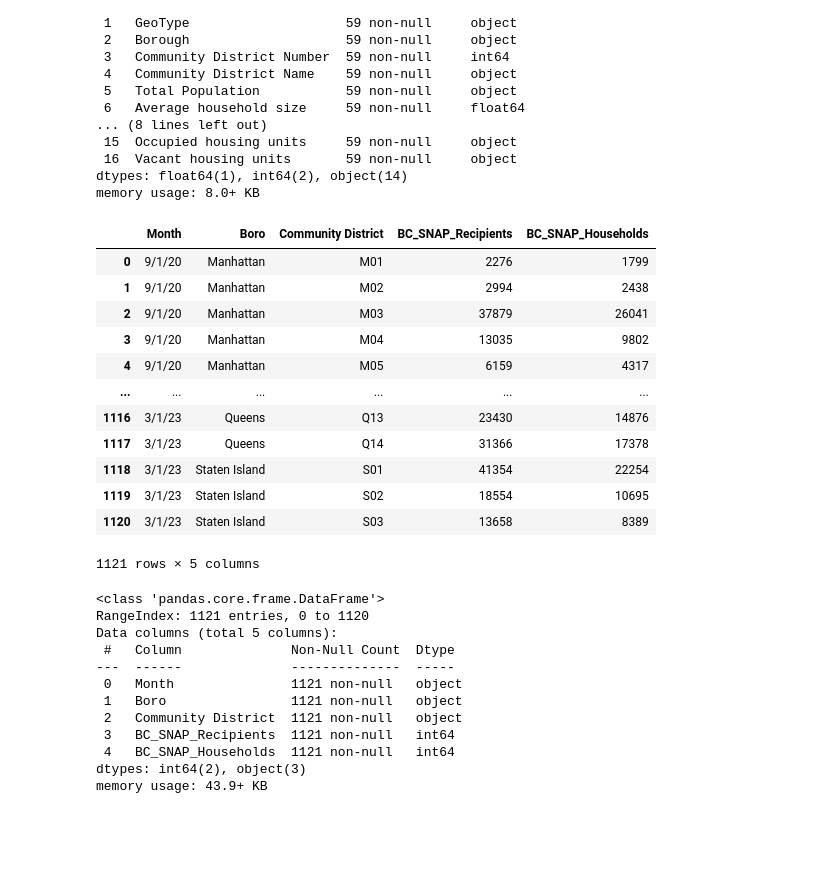
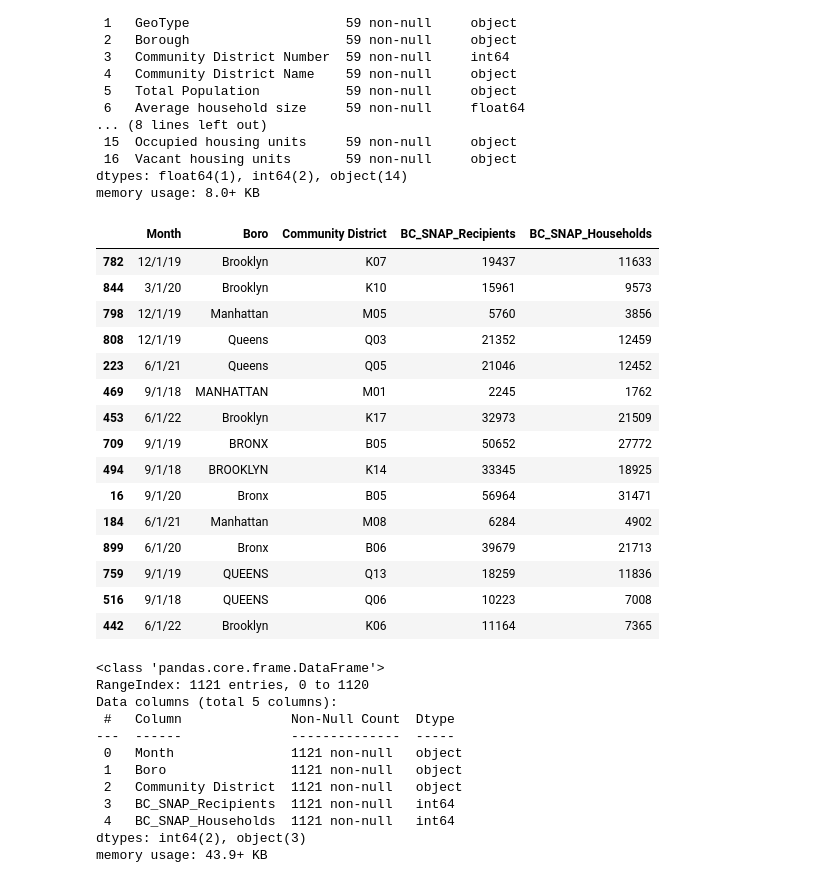
Before and after one commit to sandeepmj/2025-advanced-reporting, a Jupyter notebook: demos/wk11-conditional-function-merge-BLANK.ipynb, the cells around one changed output. Saved outputs shown, nothing was run; the diff lists cells and outputs as text; code cells hidden in the pictures; blank space fills up the shorter version.

```diff
--- a/demos/wk11-conditional-function-merge-BLANK.ipynb
+++ b/demos/wk11-conditional-function-merge-BLANK.ipynb
@@ -47,20 +54,22 @@ memory usage: 8.0+ KB
 # %%
 ## import SNAP benefits and see sample of 15
 dfsnap = pd.read_csv("https://raw.githubusercontent.com/sandeepmj/datasets/main/conditional-conversion/SNAP_benefits_borough.csv")
-dfsnap
 # %% [output]
 |  | Month | Boro | Community District | BC_SNAP_Recipients | BC_SNAP_Households |
-| 0 | 9/1/20 | Manhattan | M01 | 2276 | 1799 |
-| 1 | 9/1/20 | Manhattan | M02 | 2994 | 2438 |
-| 2 | 9/1/20 | Manhattan | M03 | 37879 | 26041 |
-| 3 | 9/1/20 | Manhattan | M04 | 13035 | 9802 |
-| 4 | 9/1/20 | Manhattan | M05 | 6159 | 4317 |
-| ... | ... | ... | ... | ... | ... |
-| 1116 | 3/1/23 | Queens | Q13 | 23430 | 14876 |
-| 1117 | 3/1/23 | Queens | Q14 | 31366 | 17378 |
-| 1118 | 3/1/23 | Staten Island | S01 | 41354 | 22254 |
-| 1119 | 3/1/23 | Staten Island | S02 | 18554 | 10695 |
-| 1120 | 3/1/23 | Staten Island | S03 | 13658 | 8389 |
+| 782 | 12/1/19 | Brooklyn | K07 | 19437 | 11633 |
+| 844 | 3/1/20 | Brooklyn | K10 | 15961 | 9573 |
+| 798 | 12/1/19 | Manhattan | M05 | 5760 | 3856 |
+| 808 | 12/1/19 | Queens | Q03 | 21352 | 12459 |
+| 223 | 6/1/21 | Queens | Q05 | 21046 | 12452 |
+| 469 | 9/1/18 | MANHATTAN | M01 | 2245 | 1762 |
+| 453 | 6/1/22 | Brooklyn | K17 | 32973 | 21509 |
+| 709 | 9/1/19 | BRONX | B05 | 50652 | 27772 |
+| 494 | 9/1/18 | BROOKLYN | K14 | 33345 | 18925 |
+| 16 | 9/1/20 | Bronx | B05 | 56964 | 31471 |
+| 184 | 6/1/21 | Manhattan | M08 | 6284 | 4902 |
+| 899 | 6/1/20 | Bronx | B06 | 39679 | 21713 |
+| 759 | 9/1/19 | QUEENS | Q13 | 18259 | 11836 |
+| 516 | 9/1/18 | QUEENS | Q06 | 10223 | 7008 |
+| 442 | 6/1/22 | Brooklyn | K06 | 11164 | 7365 |
-1121 rows × 5 columns
 # %%
 ## get info
```
Also changed, not shown: parts of 73 cells of this notebook.
